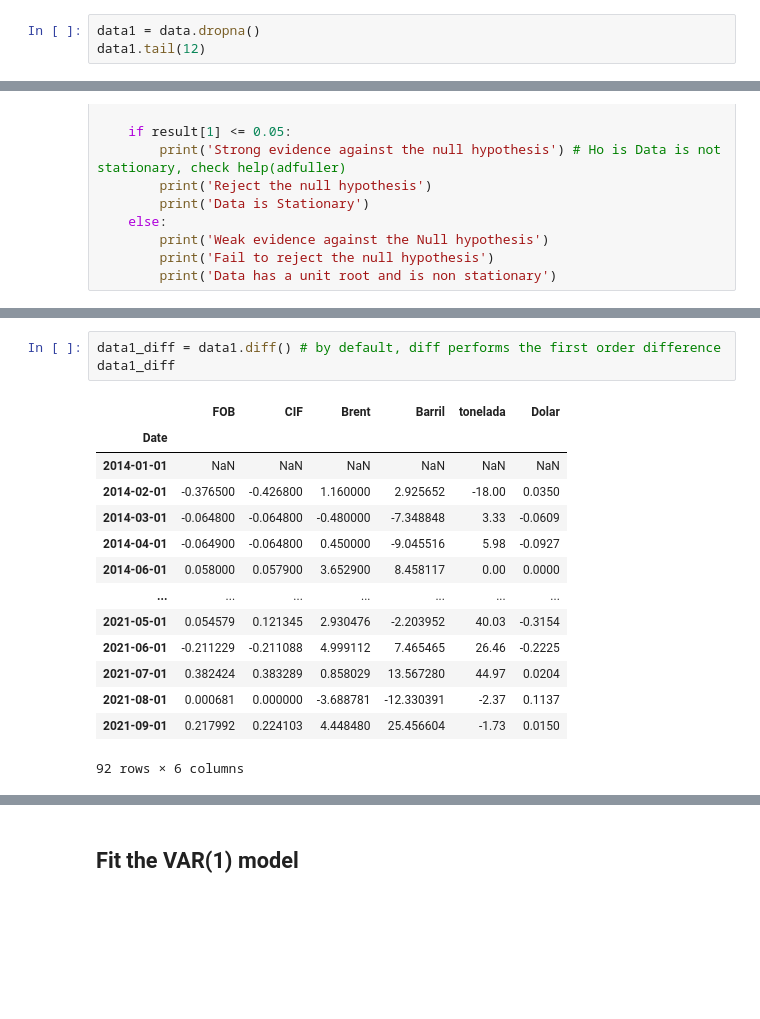
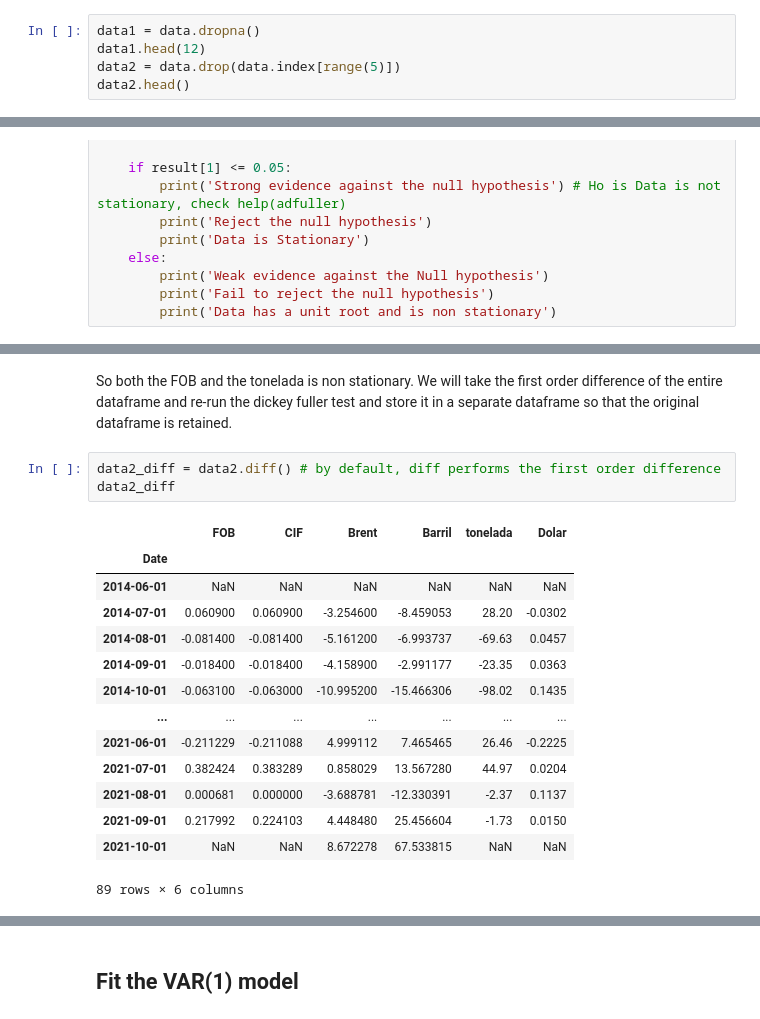
Before and after one commit to crisGriebler/VectorAutoRegression, a Jupyter notebook: var.ipynb, the cells around one changed output, grey strips where cells are left out. Cells and saved outputs as stored; diff of their text form; blank space fills up the shorter version.

```diff
--- a/var.ipynb
+++ b/var.ipynb
@@ -47,7 +54,9 @@ data
 94 rows × 6 columns
 # %%
 data1 = data.dropna()
-data1.tail(12)
+data1.head(12)
+data2 = data.drop(data.index[range(5)])
+data2.head()
 # %% [output]
 |  | FOB | CIF | Brent | Barril | tonelada | Dolar |
 | Date |  |  |  |  |  |  |
@@ -117,18 +128,23 @@ Data has a unit root and is non stationary
+# %% [markdown]
+
+
+So both the FOB and the tonelada is non stationary.
+We will take the first order difference of the entire dataframe and re-run the dickey fuller test and store it in a separate dataframe so that the original dataframe is retained.
 # %%
-data1_diff = data1.diff() # by default, diff performs the first order difference
-data1_diff
+data2_diff = data2.diff() # by default, diff performs the first order difference
+data2_diff
 # %% [output]
 |  | FOB | CIF | Brent | Barril | tonelada | Dolar |
 | Date |  |  |  |  |  |  |
-| 2014-01-01 | NaN | NaN | NaN | NaN | NaN | NaN |
-| 2014-02-01 | -0.376500 | -0.426800 | 1.160000 | 2.925652 | -18.00 | 0.0350 |
-| 2014-03-01 | -0.064800 | -0.064800 | -0.480000 | -7.348848 | 3.33 | -0.0609 |
-| 2014-04-01 | -0.064900 | -0.064800 | 0.450000 | -9.045516 | 5.98 | -0.0927 |
-| 2014-06-01 | 0.058000 | 0.057900 | 3.652900 | 8.458117 | 0.00 | 0.0000 |
+| 2014-06-01 | NaN | NaN | NaN | NaN | NaN | NaN |
+| 2014-07-01 | 0.060900 | 0.060900 | -3.254600 | -8.459053 | 28.20 | -0.0302 |
+| 2014-08-01 | -0.081400 | -0.081400 | -5.161200 | -6.993737 | -69.63 | 0.0457 |
+| 2014-09-01 | -0.018400 | -0.018400 | -4.158900 | -2.991177 | -23.35 | 0.0363 |
+| 2014-10-01 | -0.063100 | -0.063000 | -10.995200 | -15.466306 | -98.02 | 0.1435 |
 | ... | ... | ... | ... | ... | ... | ... |
-| 2021-05-01 | 0.054579 | 0.121345 | 2.930476 | -2.203952 | 40.03 | -0.3154 |
 | 2021-06-01 | -0.211229 | -0.211088 | 4.999112 | 7.465465 | 26.46 | -0.2225 |
 | 2021-07-01 | 0.382424 | 0.383289 | 0.858029 | 13.567280 | 44.97 | 0.0204 |
 | 2021-08-01 | 0.000681 | 0.000000 | -3.688781 | -12.330391 | -2.37 | 0.1137 |
 | 2021-09-01 | 0.217992 | 0.224103 | 4.448480 | 25.456604 | -1.73 | 0.0150 |
+| 2021-10-01 | NaN | NaN | 8.672278 | 67.533815 | NaN | NaN |
-92 rows × 6 columns
+89 rows × 6 columns
```
Also changed, not shown: parts of 40 cells of this notebook.
